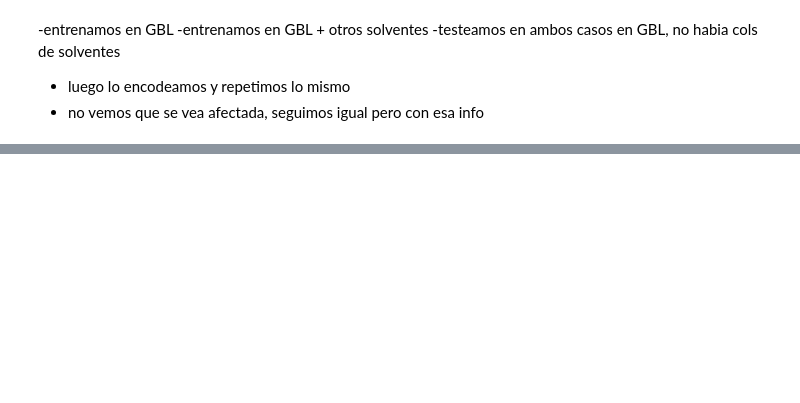
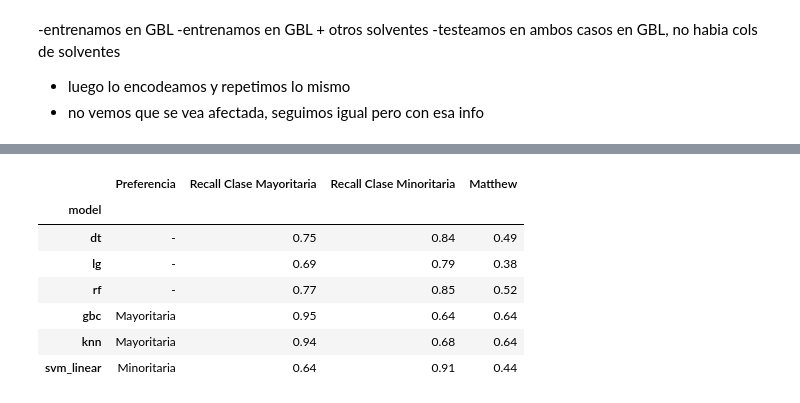
Before and after one commit to beluticona/licentiate-thesis-repo, a Jupyter notebook: notebooks/2-ensembles/plotting_exp_1.ipynb, the cells around one changed output, grey strips where cells are left out. Drawn from its saved outputs; the diff is of its cells as text; code cells hidden in the pictures; blank space fills up the shorter version.

```diff
--- a/notebooks/2-ensembles/plotting_exp_1.ipynb
+++ b/notebooks/2-ensembles/plotting_exp_1.ipynb
@@ -147,0 +278,19 @@ results_path = 'results/ensamble/grid_search_voting/'
+# %%
+df_val = df_val_class[df_val_class['model'].isin(models)]
+# %%
+df_val_mean = df_val.groupby('model').mean()
+# %%
+df_val_mean['Preferencia'] = df_val_mean.index.map(preference_class)
+# %%
+df_class_plot = df_val_mean.rename(cols_ensemble, axis=1)[['Preferencia']+list(cols_ensemble.values())]
+# %%
+df_class_plot.round(2).sort_values('Preferencia')
+# %% [output]
+|  | Preferencia | Recall Clase Mayoritaria | Recall Clase Minoritaria | Matthew |
+| model |  |  |  |  |
+| dt | - | 0.75 | 0.84 | 0.49 |
+| lg | - | 0.69 | 0.79 | 0.38 |
+| rf | - | 0.77 | 0.85 | 0.52 |
+| gbc | Mayoritaria | 0.95 | 0.64 | 0.64 |
+| knn | Mayoritaria | 0.94 | 0.68 | 0.64 |
+| svm_linear | Minoritaria | 0.64 | 0.91 | 0.44 |
```
Also changed, not shown: parts of 77 cells of this notebook, 4 other files.
